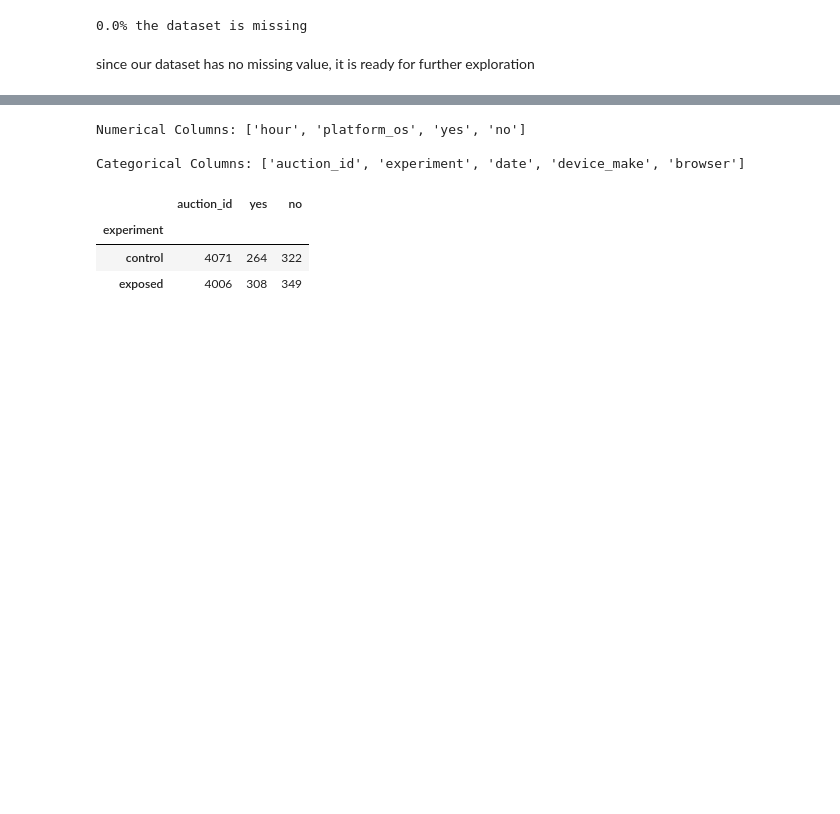
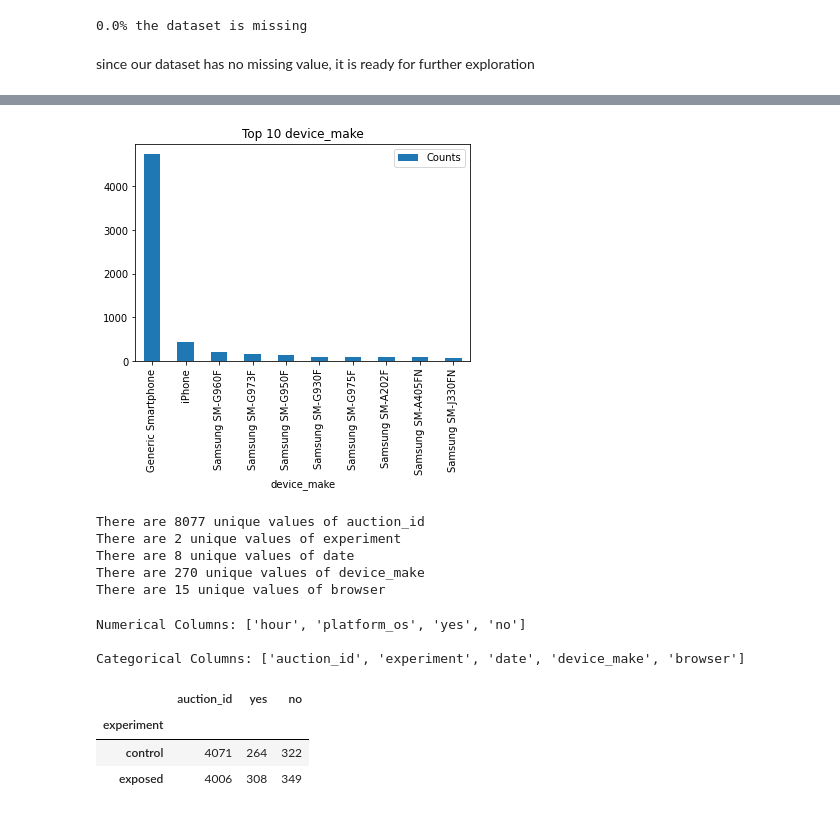
Before and after one commit to TenAcademy/A_B-Hypothesis-Testing, a Jupyter notebook: notebooks/data_exploration.ipynb, the cells around one changed output, grey strips where cells are left out. Saved outputs shown, nothing was run; the diff lists cells and outputs as text; code cells hidden in the pictures; blank space fills up the shorter version.

```diff
--- a/notebooks/data_exploration.ipynb
+++ b/notebooks/data_exploration.ipynb
@@ -60,0 +84,4 @@ since our dataset has no missing value, it is ready for further exploration
+# %%
+# util.plot_hist(df,'device_make','cornflowerblue')
+df_by_device=df.groupby('device_make').agg({"auction_id":"count"})
+df_by_device
@@ -61,3 +103,21 @@ since our dataset has no missing value, it is ready for further exploration
+# %%
+df_by_device.rename(columns={"auction_id":"Counts"},inplace=True)
+df_by_device=df_by_device.sort_values(by=['Counts'],ascending=False)
+df_by_device.head(10).plot(kind='bar',title="Top 10 device_make")
+plt.show()
+# %% [output]
+[figure, added]
+# %%
+categorical_columns = cleaner.get_categorical_columns(df)
+
+for col in categorical_columns:
+    print(f"There are {len(df[col].unique())} unique values of {col}")
+# %% [output]
+There are 8077 unique values of auction_id
+There are 2 unique values of experiment
+There are 8 unique values of date
+There are 270 unique values of device_make
+There are 15 unique values of browser
 # %%
 #categorical vs. numerical
 numerical_column = df.select_dtypes(exclude="object").columns.tolist()
```
Also changed, not shown: parts of 5 cells of this notebook.
